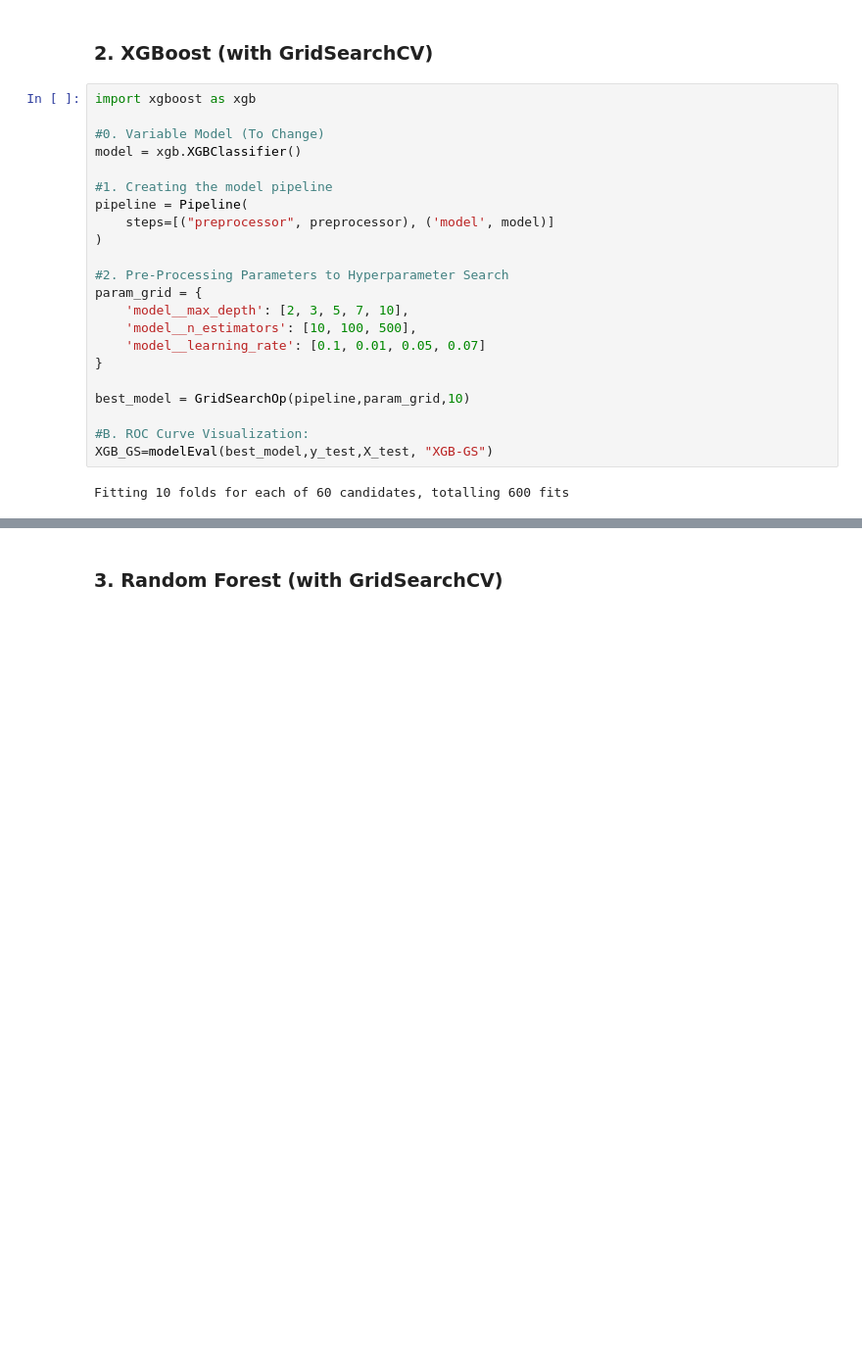
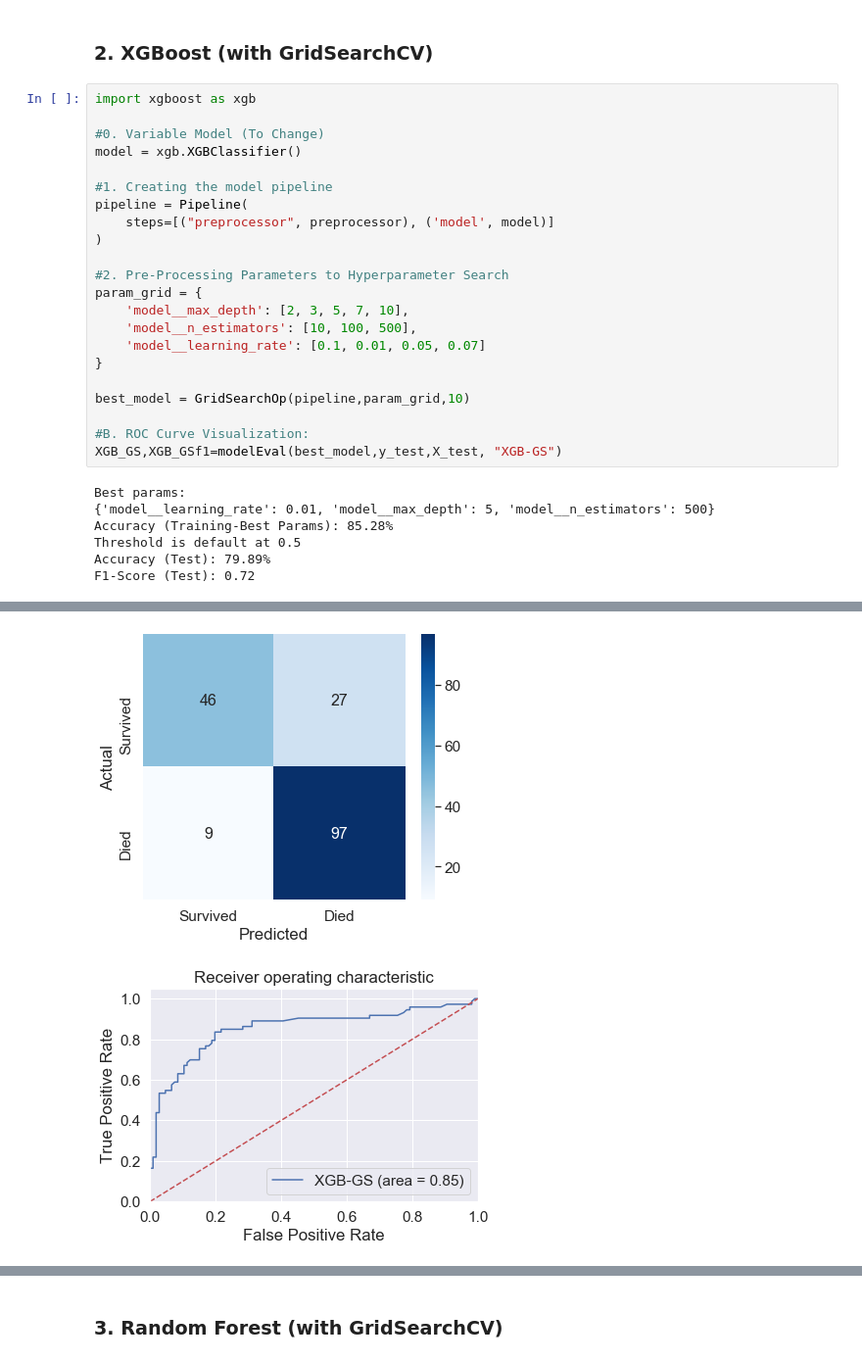
Before and after one commit to dexterch91/CA1-ML-Submission, a Jupyter notebook: CA1-Dexter Chew.ipynb, the cells around one changed output, grey strips where cells are left out. Shown at 98% size. Drawn from its saved outputs; the diff is of its cells as text; blank space fills up the shorter version.

```diff
--- a/CA1-Dexter Chew.ipynb
+++ b/CA1-Dexter Chew.ipynb
@@ -1011,6 +1046,11 @@ param_grid = {
 best_model = GridSearchOp(pipeline,param_grid,10)
 
 #B. ROC Curve Visualization:
-XGB_GS=modelEval(best_model,y_test,X_test, "XGB-GS")
+XGB_GS,XGB_GSf1=modelEval(best_model,y_test,X_test, "XGB-GS")
 # %% [output]
-Fitting 10 folds for each of 60 candidates, totalling 600 fits
+Best params:
+{'model__learning_rate': 0.01, 'model__max_depth': 5, 'model__n_estimators': 500}
+Accuracy (Training-Best Params): 85.28%
+Threshold is default at 0.5
+Accuracy (Test): 79.89%
+F1-Score (Test): 0.72
@@ -1018,0 +1057,2 @@ Fitting 10 folds for each of 60 candidates, totalling 600 fits
+[figure, added]
+[figure, added]
```
Also changed, not shown: parts of 15 cells of this notebook, 1 other file.
